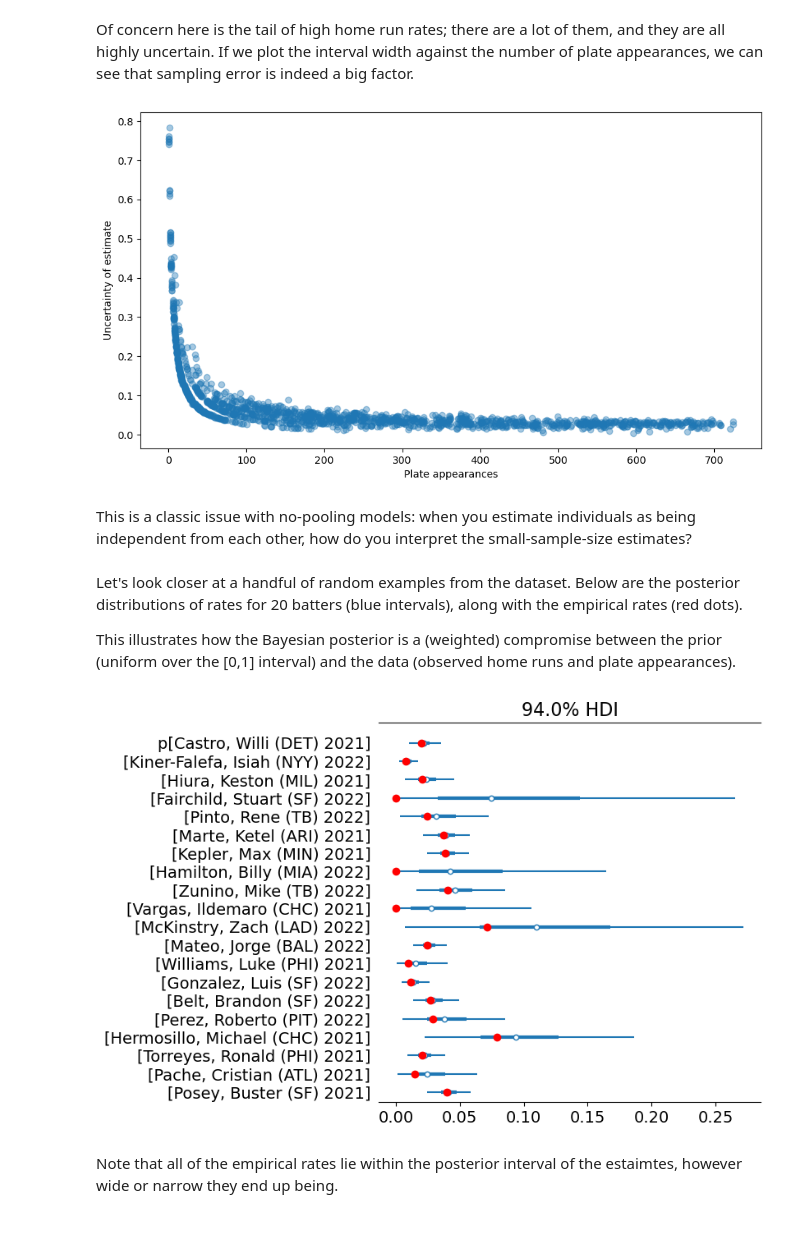
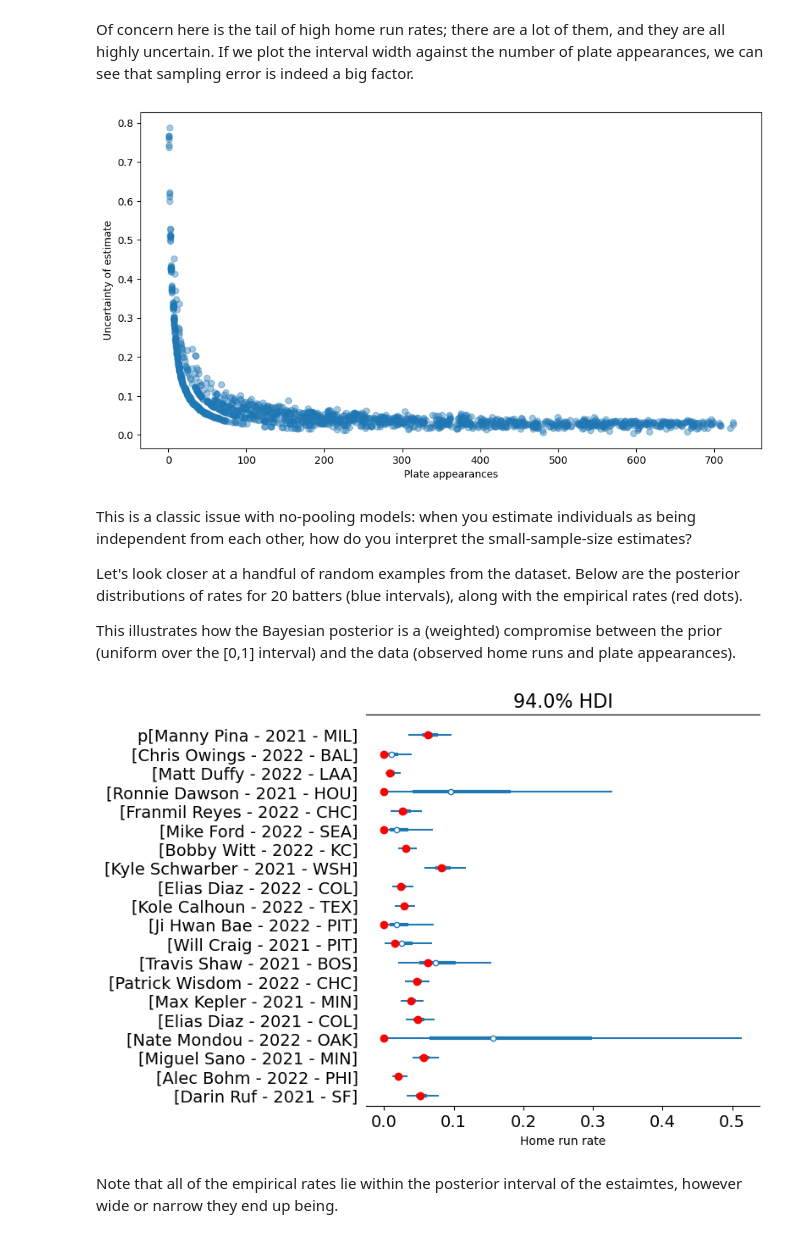
Before and after one commit to fonnesbeck/hierarchical_models_sports_analytics, a Jupyter notebook: Hierarchical_Models_Sports_Analytics.ipynb, the cells around one changed output. Saved outputs shown, nothing was run; the diff lists cells and outputs as text; code cells hidden in the pictures.

```diff
--- a/Hierarchical_Models_Sports_Analytics.ipynb
+++ b/Hierarchical_Models_Sports_Analytics.ipynb
@@ -61,2 +42,12 @@ fitting_subset.drop(['woba', 'ops'], axis=1).head().to_markdown()
+# %%
+baseball_data = pl.read_csv('data/batter_data.csv')
+
+fitting_subset = baseball_data.filter(pl.col("season") < 2023).with_columns(
+    pl.concat_str([
+        pl.col("name"),
+        pl.col("season"),
+        pl.col("team")
+    ], separator=" - ").alias("label")
+).drop_nulls()
 # %% [markdown]
 Distribution of home run rates:
@@ -78,8 +69,8 @@ $$y_i \sim \text{Binomial}(n_i, p_i)$$
 
 $$ p_i = \text{Uniform}(0, 1) $$
 # %%
-pa, hr = fitting_subset[['pa', 'hr']].astype(int).values.T
-coords = {'batter':fitting_subset.label.values}
+pa, hr = fitting_subset.select(['num_pa', 'hr']).cast(pl.Int32).to_numpy().T
+coords = {'batter':fitting_subset.select('label').to_numpy().squeeze()}
 # %%
 with pm.Model(coords=coords) as uninformative_prior_model:
 
@@ -229,6 +226,5 @@ az.plot_ess(uninformed_prior_trace, var_names=["p"], coords={'batter': ['Schwarb
 # %%
-SAMPLE_BATTERS = fitting_subset.sample(n=20, random_state=42).label
-obs_rates = baseball_data.set_index('label').loc[SAMPLE_BATTERS].apply(lambda x: x.hr/x.pa, axis=1)
+SAMPLE_BATTERS, obs_rates = fitting_subset.sample(n=20, seed=2766069).with_columns((pl.col("hr") / pl.col("num_pa")).alias("hr_rate")).select("label", "hr_rate").to_numpy().T
 
 (ax,) = az.plot_forest(uninformed_prior_trace, coords={'batter': list(SAMPLE_BATTERS)}, combined=True)
 # %% [output]
@@ -270,21 +266,19 @@ plt.plot(pa, uncertainty, "o", alpha=0.4)
 plt.xlabel("Plate appearances")
 plt.ylabel("Uncertainty of estimate");
 # %% [output]
-[figure, old version]
+[figure, new version]
 # %% [markdown]
 This is a classic issue with no-pooling models: when you estimate individuals as being independent from each other, how do you interpret the small-sample-size estimates?
+
+Let's look closer at a handful of random examples from the dataset. Below are the posterior distributions of rates for 20 batters (blue intervals), along with the empirical rates (red dots).
+
+This illustrates how the Bayesian posterior is a (weighted) compromise between the prior (uniform over the [0,1] interval) and the data (observed home runs and plate appearances).
-# %% [markdown]
-Let's look closer at a handful of random examples from the dataset. Below are the posterior distributions of rates for 20 batters (blue intervals), along with the empirical rates (red dots).
-
-This illustrates how the Bayesian posterior is a (weighted) compromise between the prior (uniform over the [0,1] interval) and the data (observed home runs and plate appearances).
 # %%
-SAMPLE_BATTERS = fitting_subset.sample(n=20, random_state=42).label
-obs_rates = baseball_data.set_index('label').loc[SAMPLE_BATTERS].apply(lambda x: x.hr/x.pa, axis=1)
-
-(ax,) = az.plot_forest(uninformed_prior_trace, coords={'batter': list(SAMPLE_BATTERS)}, combined=True)
-ax.plot(obs_rates[::-1], ax.get_yticks(), 'ro');
+(ax,) = az.plot_forest(uninformed_prior_trace, coords={'batter': SAMPLE_BATTERS}, combined=True)
+ax.plot(obs_rates[::-1], ax.get_yticks(), 'ro')
+ax.set_xlabel("Home run rate");
 # %% [output]
-[figure, old version]
+[figure, new version]
 # %% [markdown]
 Note that all of the empirical rates lie within the posterior interval of the estaimtes, however wide or narrow they end up being.
 # %% [markdown]
```
Also changed, not shown: parts of 91 cells of this notebook, 3 other files.
